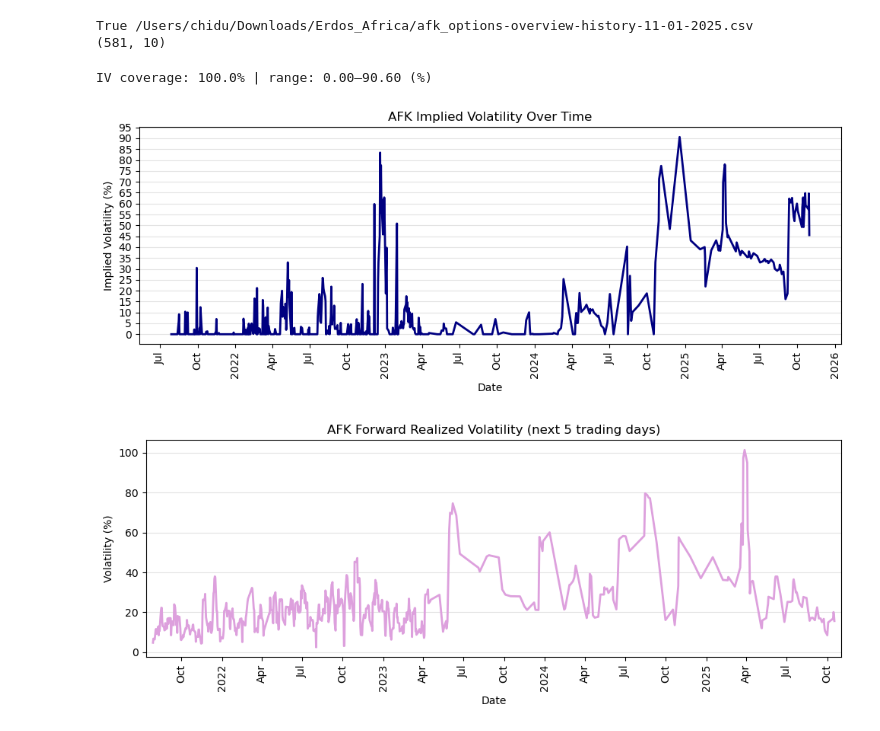
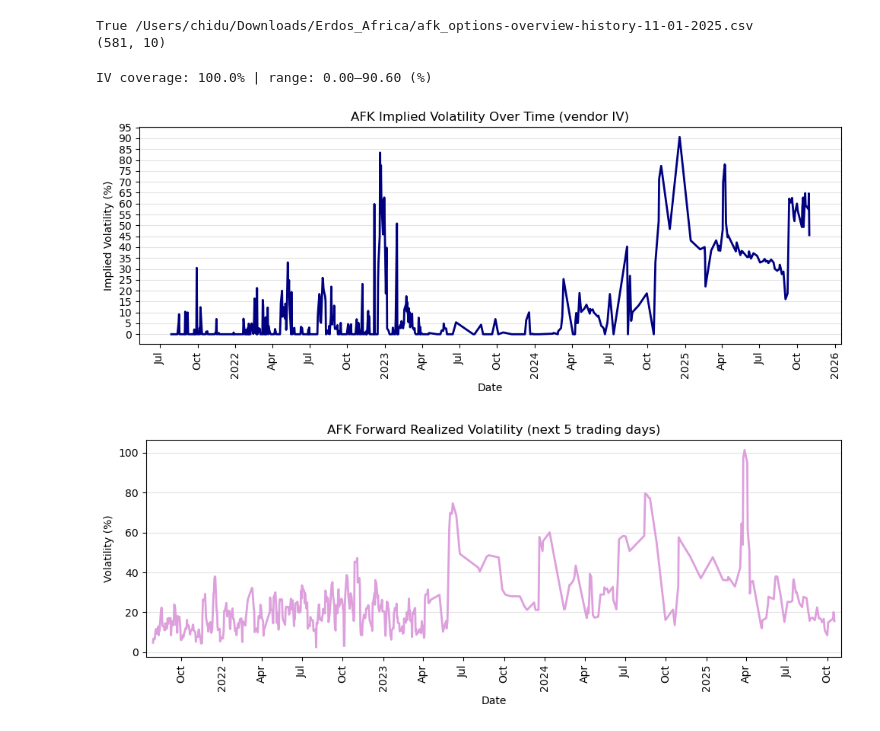
Before and after one commit to Chidubem5/Erdos_Africa, a Jupyter notebook: main.ipynb, the cells around one changed output. Drawn from its saved outputs; the diff is of its cells as text; code cells hidden in the pictures.

```diff
--- a/main.ipynb
+++ b/main.ipynb
@@ -143,12 +144,6 @@ print(df_afk.shape)
 True /Users/chidu/Downloads/Erdos_Africa/afk_options-overview-history-11-01-2025.csv
 (581, 10)
 # %%
-# How option-implied volatility evolved over our sample (the market’s expectation of future uncertainty).
-# Spikes correspond to periods of perceived risk — possibly macro events or Naira instability.
-
-# Implied volatility over time — simpler & realistic
-
-import pandas as pd
 import matplotlib.pyplot as plt
 import matplotlib.dates as mdates
 from matplotlib.ticker import MultipleLocator
@@ -161,55 +156,45 @@ if "Date" not in dfx:
 dfx["Date"] = pd.to_datetime(dfx["Date"], errors="coerce")
 dfx = dfx.sort_values("Date").dropna(subset=["Date"])
 
-# 2) Find an IV column (common vendor names)
+# 2) Find an IV column (includes your 'Imp Vol')
 IV_NAMES = {
     "imp vol", "impvol", "implied vol", "impliedvol",
     "implied volatility", "iv"
 }
 iv_col = next((c for c in dfx.columns if c.strip().lower() in IV_NAMES), None)
+if iv_col is None:
+    raise KeyError(f"No IV column found. Columns: {list(dfx.columns)}")
 
-# 3) Parse IV values
-#    - Strip everything non-numeric/./- (handles %, fullwidth %, commas, spaces)
-#    - Decide if values are fractions (0–1) or already percent (e.g., 45.5)
+# 3) Parse IV values from that vendor column
 raw = dfx[iv_col].astype(str)
 num = pd.to_numeric(raw.str.replace(r"[^0-9.\-]", "", regex=True), errors="coerce")
 iv_pct = num * 100 if num.dropna().quantile(0.9) <= 1.0 else num
 
-# Optional: treat long runs of 0.00 as missing (comment in if vendor uses 0 for NA)
-# if (iv_pct == 0).mean() > 0.25:
-#     iv_pct = iv_pct.mask(iv_pct.eq(0))
+dfx["IV_%"] = iv_pct
 
-dfx["IV_%"] = iv_pct  # keep NaNs as NaNs — no fake zeros
-
-# 4) Quick sanity print (useful when inspecting new files)
 covered = dfx["IV_%"].notna().mean()
 print(f"IV coverage: {covered:.1%} | range: "
       f"{dfx['IV_%'].min(skipna=True):.2f}–{dfx['IV_%'].max(skipna=True):.2f} (%)")
 
-# 5) Plot (darker blue + vertical date labels)
+# 4) Plot
 fig, ax = plt.subplots(figsize=(10, 4))
-ax.plot(dfx["Date"], dfx["IV_%"], linewidth=2, color="navy")  # darker blue
+ax.plot(dfx["Date"], dfx["IV_%"], linewidth=2, color="navy")
 
-ax.set_title("AFK Implied Volatility Over Time")
+ax.set_title("AFK Implied Volatility Over Time (vendor IV)")
 ax.set_xlabel("Date")
 ax.set_ylabel("Implied Volatility (%)")
 ax.yaxis.set_major_locator(MultipleLocator(5))
 ax.grid(axis="y", which="major", alpha=0.35)
 
-# Denser x-axis: ~50% more date ticks
-locator = mdates.AutoDateLocator(minticks=12, maxticks=21)  # was 8,14
+locator = mdates.AutoDateLocator(minticks=12, maxticks=21)
 ax.xaxis.set_major_locator(locator)
 ax.xaxis.set_major_formatter(mdates.ConciseDateFormatter(locator))
 
-plt.setp(ax.get_xticklabels(), rotation=90, ha="center")  # keep vertical
-
-# Make the dates vertical
 plt.setp(ax.get_xticklabels(), rotation=90, ha="center")
-
 plt.tight_layout()
 plt.show()
 # %% [output]
 IV coverage: 100.0% | range: 0.00–90.60 (%)
-[figure, old version]
+[figure, new version]
 # %%
 import numpy as np
```
Also changed, not shown: parts of 13 cells of this notebook.
